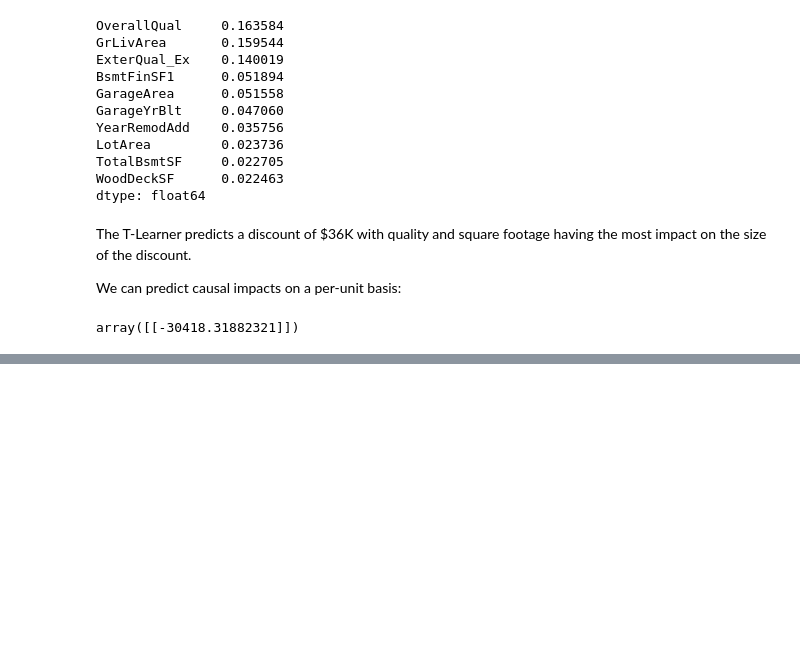
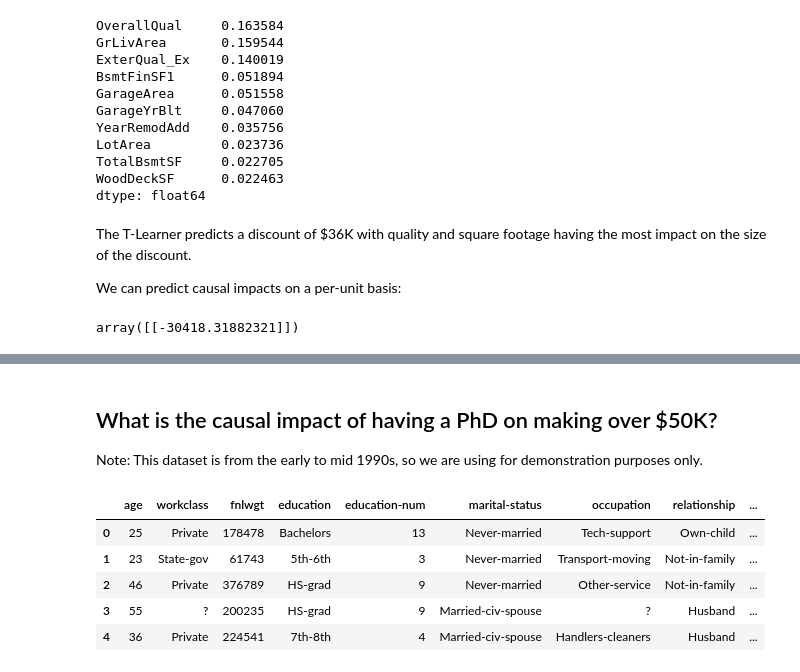
Before and after one commit to amaiya/causalnlp, a Jupyter notebook: nbs/99_examples.ipynb, the cells around one changed output, grey strips where cells are left out. Drawn from its saved outputs; the diff is of its cells as text; code cells hidden in the pictures; blank space fills up the shorter version.

```diff
--- a/nbs/99_examples.ipynb
+++ b/nbs/99_examples.ipynb
@@ -201,0 +203,19 @@ cm.explain(cm.df.iloc[[20]])
+# %% [markdown]
+ ## What is the causal impact of having a PhD on making over $50K?
+ Note: This dataset is from the early to mid 1990s, so we are using for demonstration purposes only.
+# %%
+#notest
+import pandas as pd
+df = pd.read_csv('sample_data/adult-census.csv')
+df = df.rename(columns=lambda x: x.strip())
+df = df.applymap(lambda x: x.strip() if isinstance(x, str) else x)
+filter_set = 'Doctorate'
+df['treatment'] = df['education'].apply(lambda x: 1 if x in filter_set else 0)
+df.head()
+# %% [output]
+|  | age | workclass | fnlwgt | education | education-num | marital-status | occupation | relationship | ... |
+| 0 | 25 | Private | 178478 | Bachelors | 13 | Never-married | Tech-support | Own-child | ... |
+| 1 | 23 | State-gov | 61743 | 5th-6th | 3 | Never-married | Transport-moving | Not-in-family | ... |
+| 2 | 46 | Private | 376789 | HS-grad | 9 | Never-married | Other-service | Not-in-family | ... |
+| 3 | 55 | ? | 200235 | HS-grad | 9 | Married-civ-spouse | ? | Husband | ... |
+| 4 | 36 | Private | 224541 | 7th-8th | 4 | Married-civ-spouse | Handlers-cleaners | Husband | ... |
```
Also changed, not shown: parts of 11 cells of this notebook, 9 other files.
